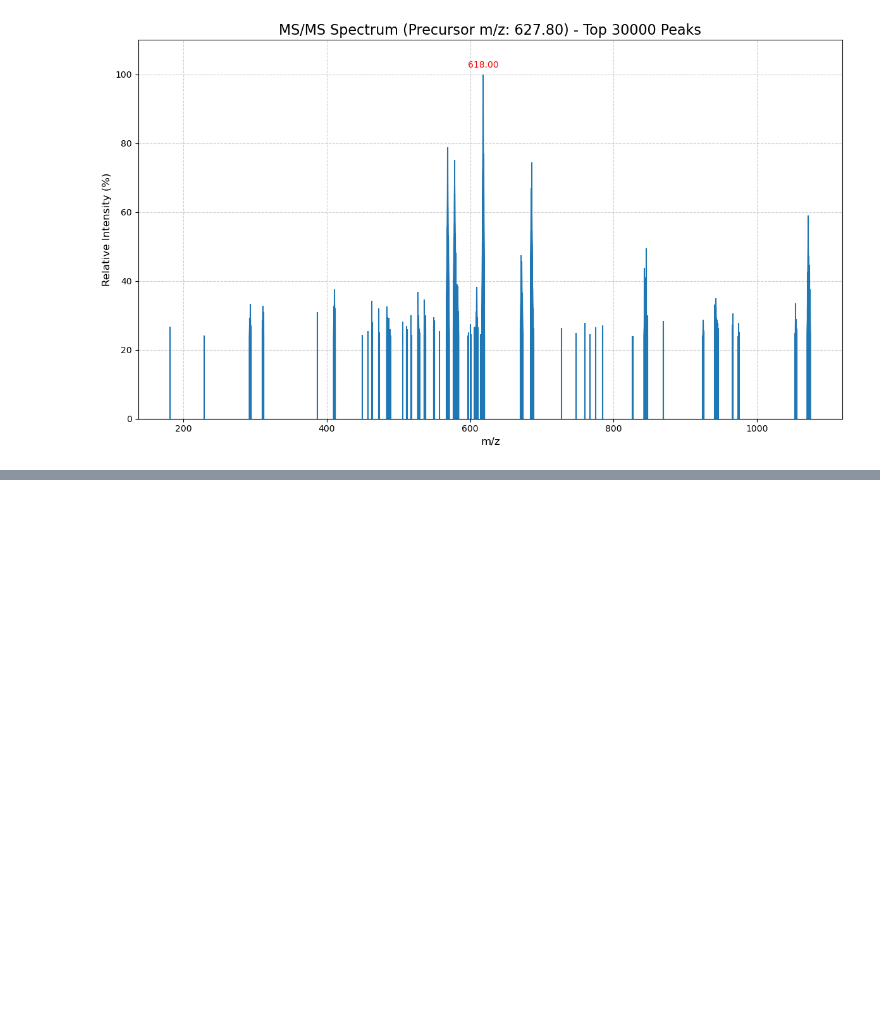
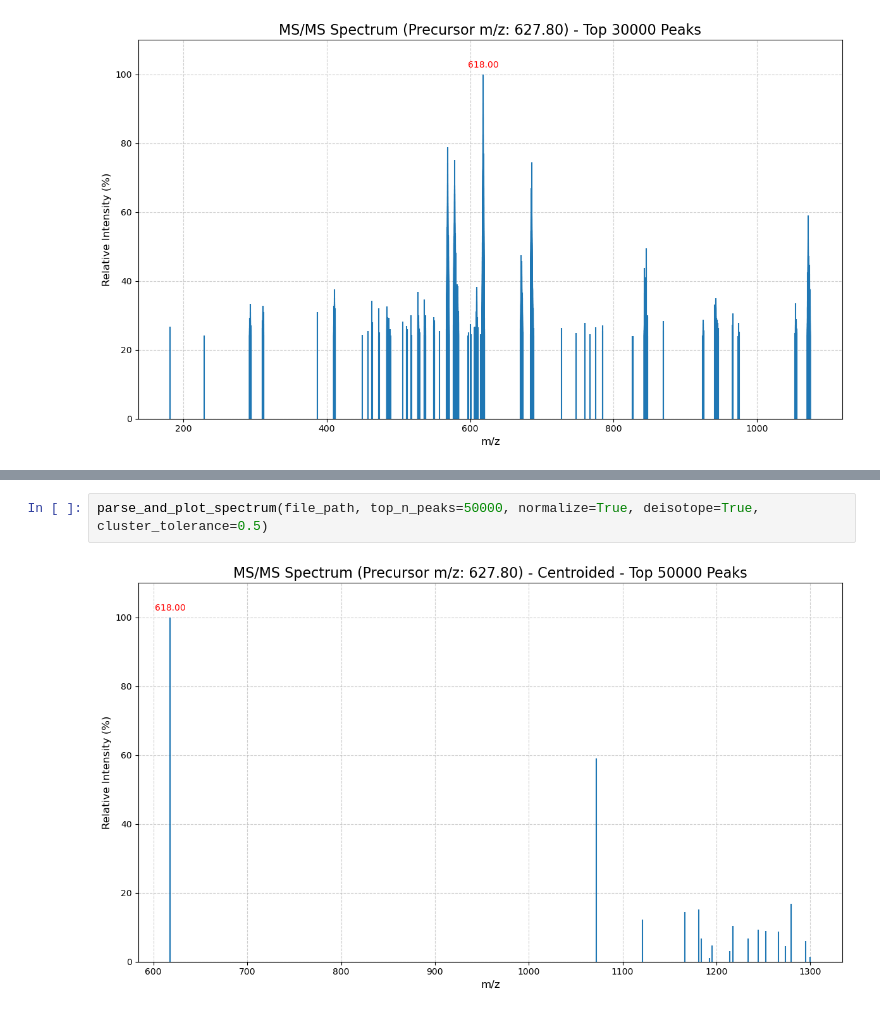
Before and after one commit to Kevinxsn/2D_spec_dict, a Jupyter notebook: notebook.ipynb, the cells around one changed output, grey strips where cells are left out. Drawn from its saved outputs; the diff is of its cells as text; blank space fills up the shorter version.

```diff
--- a/notebook.ipynb
+++ b/notebook.ipynb
@@ -1584,0 +1722,4 @@ parse_and_plot_spectrum(file_path, top_n_peaks=30000, normalize=True)
+# %%
+parse_and_plot_spectrum(file_path, top_n_peaks=50000, normalize=True, deisotope=True, cluster_tolerance=0.5)
+# %% [output]
+[figure, added]
```
Also changed, not shown: parts of 1 cell of this notebook.
